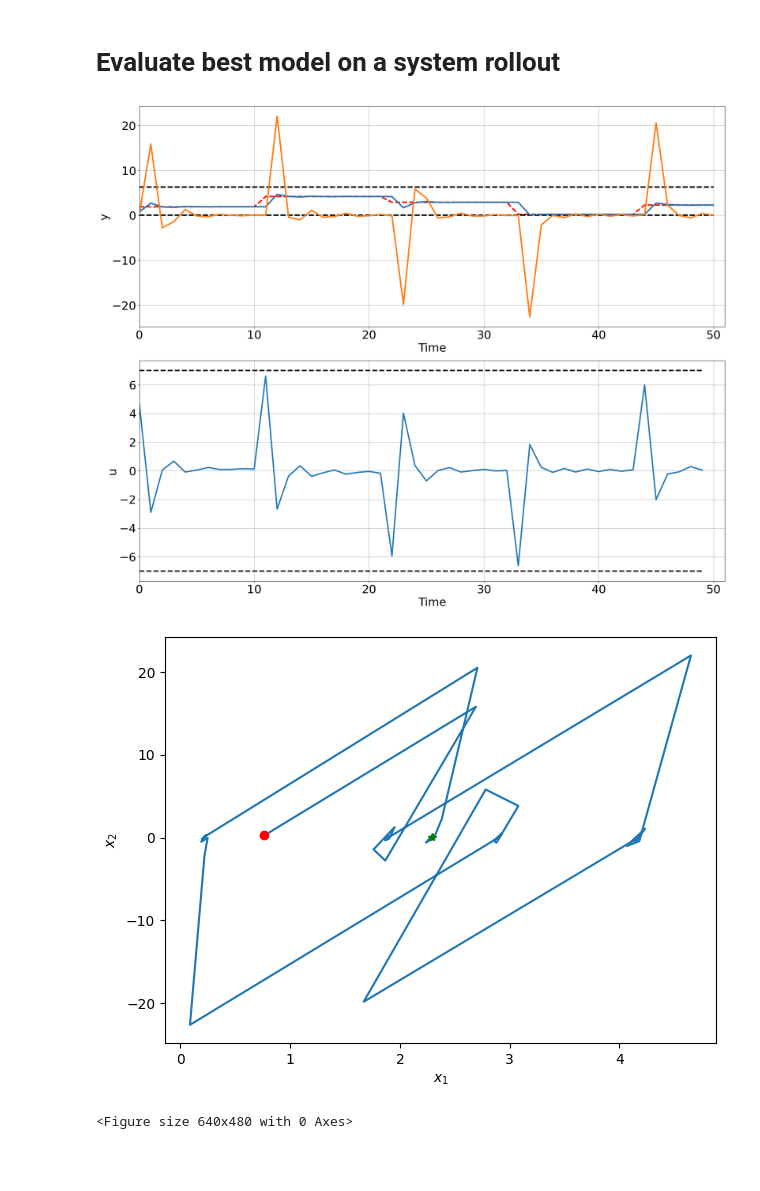
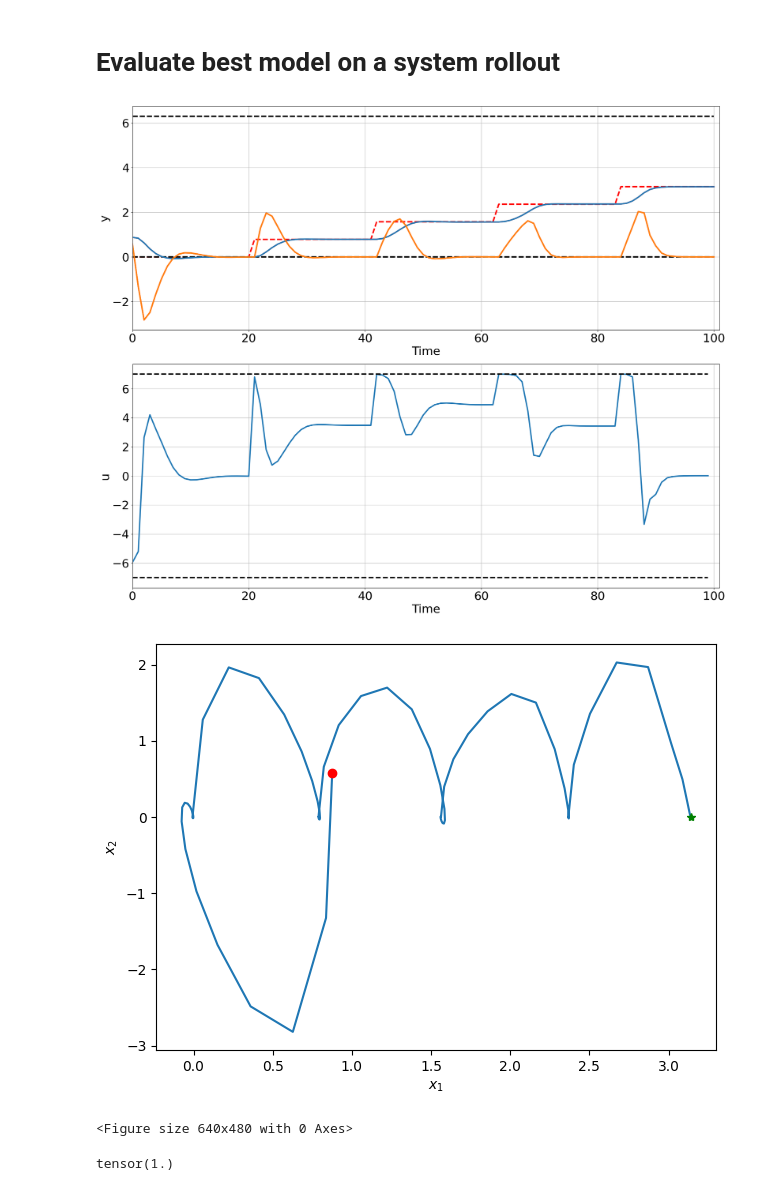
Before and after one commit to simorxb/Neuromancer-Pendulum-Control, a Jupyter notebook: Pendulum-Control.ipynb, the cells around one changed output. Drawn from its saved outputs; the diff is of its cells as text; code cells hidden in the pictures; blank space fills up the shorter version.

```diff
--- a/Pendulum-Control.ipynb
+++ b/Pendulum-Control.ipynb
@@ -67,15 +67,15 @@ class Pendulum(ODESystem):
         :param outsize:
         """
         super().__init__(insize=insize, outsize=outsize)
-        self.m = nn.Parameter(torch.tensor([0.5]), requires_grad=True) # Mass
-        self.l = nn.Parameter(torch.tensor([1.0]), requires_grad=True) # Gravity
-        self.k = nn.Parameter(torch.tensor([0.5]), requires_grad=True) # Damping coefficient
+        self.m = nn.Parameter(torch.tensor([0.5]), requires_grad=False) # Mass
+        self.l = nn.Parameter(torch.tensor([1.0]), requires_grad=False) # Length
+        self.k = nn.Parameter(torch.tensor([0.5]), requires_grad=False) # Damping coefficient
 
     def ode_equations(self, x, u):
         x1 = x[:, [0]] # theta
         x2 = x[:, [1]] #theta_dot
         dx1 = x2
-        dx2 = (u - self.k * x2 - self.m * 9.81 * self.l * torch.sin(x1))/(self.m * self.l**2)
+        dx2 = (u[:, [0]] - self.k * x2 - self.m * 9.81 * self.l * torch.sin(x1))/(self.m * self.l**2)
         return torch.cat([dx1, dx2], dim=-1)
 # %% [markdown]
 ## Training dataset generation
@@ -89,7 +89,7 @@ nx = 2 # number of states
 nref = 1 # number of reference signals
 nu = 1 # number of control inputs
 
-theta_min = 0
+theta_min = 0.0
 theta_max = 2*math.pi
 
 #  sampled references for training the policy
@@ -124,8 +124,8 @@ $x_{k+1} = \text{ODESolve}(f(x_k, \pi_{\theta}(x_k, R)))$.
 # %%
 ts = 0.1 # sample time
 
-umin = -7 # Minimum torque
-umax = 7 # Maximum torque
+umin = -7.0 # Minimum torque
+umax = 7.0 # Maximum torque
 
 # Create instance of Pendulum
 pendulum = Pendulum()
@@ -222,33 +222,37 @@ epoch: 99  train_loss: 1.220954179763794
 # %% [markdown]
 # Evaluate best model on a system rollout
 # %%
-nsteps = 50
-step_length = 10
+nsteps = 100 # 10 seconds
+step_length = 20 # 2 seconds
 # generate reference
-np_refs = psl.signals.step(nsteps+1, 1, min=theta_min, max=theta_max, randsteps=5)
+np_refs = psl.signals.step(nsteps+1, 1, min=theta_min, max=theta_max, values=[0.0, math.pi/4, math.pi/2, 3*math.pi/4, math.pi])
 torch_ref = torch.tensor(np_refs, dtype=torch.float32).reshape(1, nsteps+1, 1)
 # generate initial data for closed loop simulation
 data = {'x': torch.rand(1, 1, nx, dtype=torch.float32),
         'r': torch_ref}
 cl_system.nsteps = nsteps
 # perform closed-loop simulation
 trajectories = cl_system(data)
 
 # constraints bounds
 Umin = umin * np.ones([nsteps, nu])
 Umax = umax * np.ones([nsteps, nu])
 Xmin = theta_min * np.ones([nsteps+1, nx])
 Xmax = theta_max * np.ones([nsteps+1, nx])
 # plot closed loop trajectories
 pltCL(Y=trajectories['x'].detach().reshape(nsteps + 1, nx),
       R=trajectories['r'].detach().reshape(nsteps + 1, nref),
       U=trajectories['u'].detach().reshape(nsteps, nu),
       Umin=Umin, Umax=Umax, Ymin=Xmin, Ymax=Xmax,
       figname='cl.png')
 # plot phase portrait
 pltPhase(X=trajectories['x'].detach().reshape(nsteps + 1, nx),
          figname='phase.png')
 # %% [output]
-[figure, old version]
+[figure, new version]
-[figure, old version]
+[figure, new version]
 <Figure size 640x480 with 0 Axes>
+# %%
+print(torch.sin(torch.tensor(math.pi/2)))
+# %% [output]
+tensor(1.)
```
Also changed, not shown: parts of 4 cells of this notebook.
